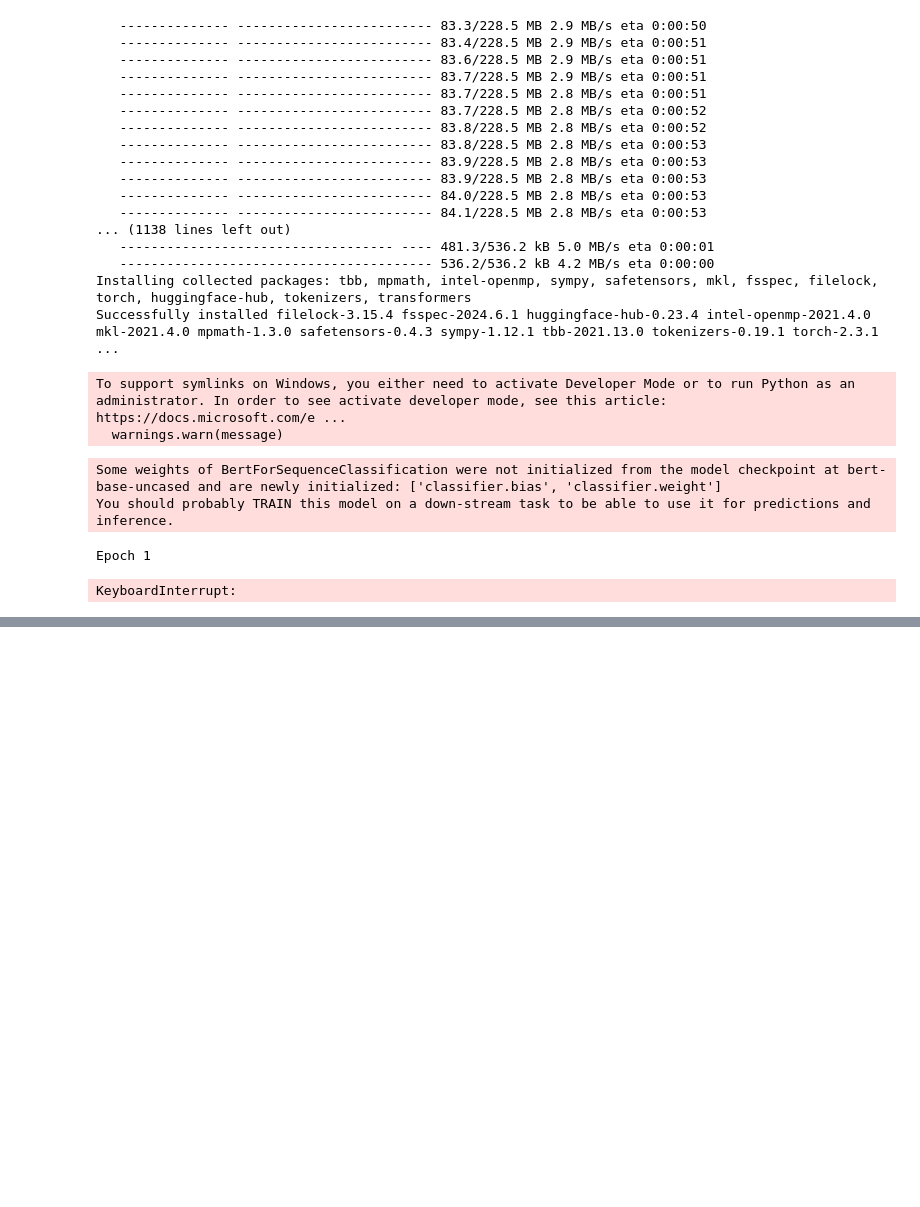
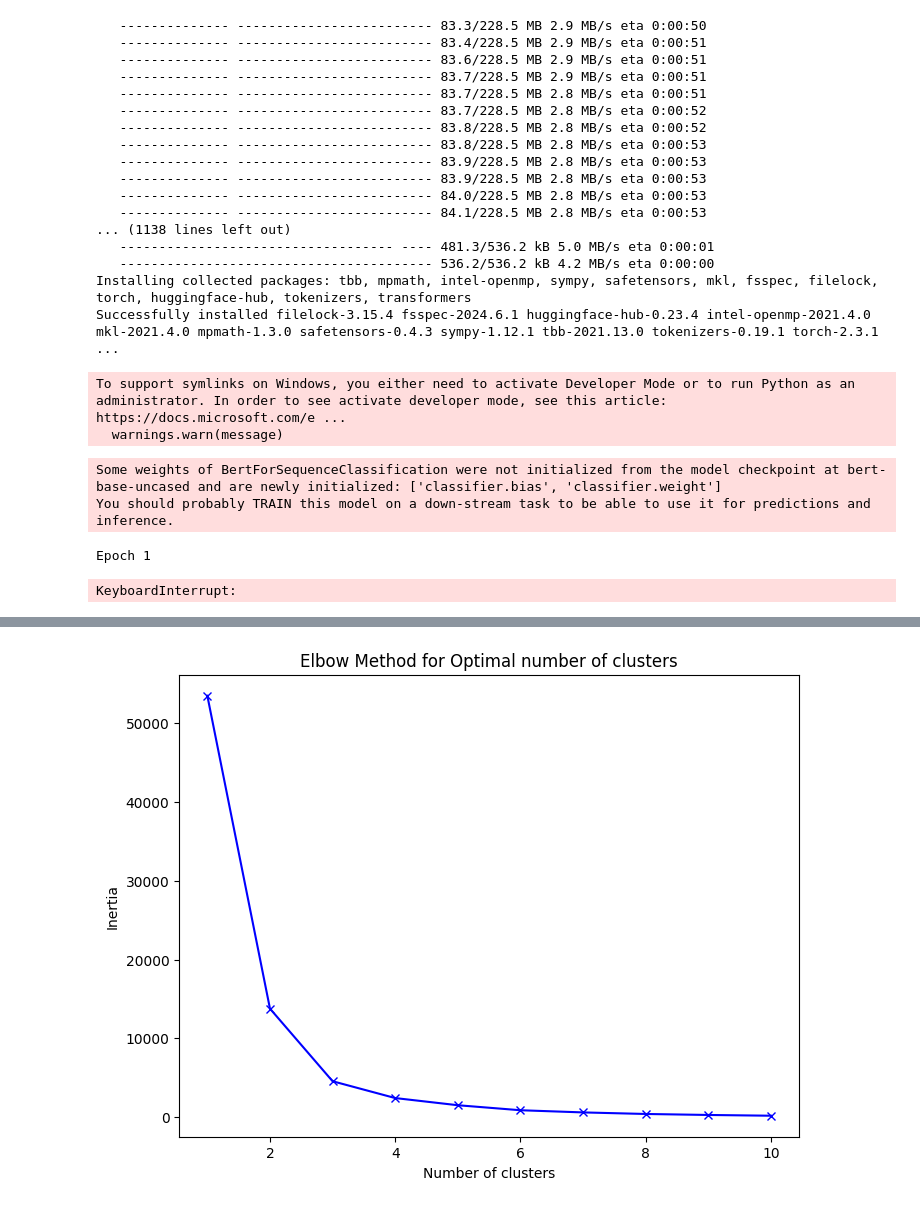
Before and after one commit to varuntej1812/BTP, a Jupyter notebook: features.ipynb, the cells around one changed output, grey strips where cells are left out. Cells and saved outputs as stored; diff of their text form; code cells hidden in the pictures; blank space fills up the shorter version.

```diff
--- a/features.ipynb
+++ b/features.ipynb
@@ -640,0 +711,93 @@ KeyboardInterrupt:
+# %%
+import numpy as np
+import pandas as pd
+from sklearn.preprocessing import StandardScaler
+from sklearn.metrics import accuracy_score, precision_score, recall_score, f1_score
+from fcmeans import FCM
+from scipy.stats import mode
+import matplotlib.pyplot as plt
+
+# Load the processed dataset
+df = pd.read_csv('threshold.csv')
+
+# Select rule threshold columns as features
+features = df[['rule1_threshold', 'rule2_threshold', 'rule3_threshold', 'rule4_threshold', 'rule5_threshold', 'rule6_threshold']].values
+
+# Standardize the features
+scaler = StandardScaler()
+features_scaled = scaler.fit_transform(features)
+
+# Determine the optimal number of clusters using the elbow method
+inertia = []
+K = range(1, 11)
+
+for k in K:
+    fcm = FCM(n_clusters=k, m=2.0)
+    fcm.fit(features_scaled)
+    # Calculate inertia (sum of squared distances to the closest centroid)
+    distances = np.min(fcm.u, axis=1)
+    inertia.append(np.sum(distances))
+
+# Plot the inertia values to find the "elbow"
+plt.figure(figsize=(8, 6))
+plt.plot(K, inertia, 'bx-')
+plt.xlabel('Number of clusters')
+plt.ylabel('Inertia')
+plt.title('Elbow Method for Optimal number of clusters')
+plt.show()
+
+# Based on the plot, choose the optimal number of clusters
+optimal_clusters = 3  # Replace this with the chosen number from the plot
+
+# Train the Fuzzy C-Means model with the optimal number of clusters
+fcm = FCM(n_clusters=optimal_clusters, m=2.0)
+fcm.fit(features_scaled)
+
+# Get the cluster centers and membership values
+cntr = fcm.centers
+u = fcm.u
+
+# Assign cluster membership based on the highest membership value
+cluster_membership = np.argmax(u, axis=1)
+
+# Add the cluster membership to the dataframe
+df['cluster'] = cluster_membership
+
+# Save the results to a CSV file
+df.to_csv('clusters.csv', index=False)
+
+# Print the results
+print("Cluster Centers:")
+print(cntr)
+print(f"Cluster Membership:\n{cluster_membership}")
+print(f"Number of reviews in each cluster: {np.bincount(cluster_membership)}")
+
+# Assuming we have true labels in the dataframe (1 for genuine, 0 for fake)
+# Convert true labels to 1 for genuine and 0 for fake
+true_labels = df['target'].map({'genuine': 1, 'fake': 0}).values  # Adjust this according to the actual column name
+
+# Map each cluster to the majority class label
+cluster_labels = {}
+for cluster in range(optimal_clusters):
+    labels_in_cluster = true_labels[cluster_membership == cluster]
+    if len(labels_in_cluster) > 0:
+        majority_label = mode(labels_in_cluster, keepdims=True).mode[0]
+        cluster_labels[cluster] = majority_label
+    else:
+        cluster_labels[cluster] = 0  # Assign a default value when no labels are present
+
+# Assign predicted labels based on cluster majority
+predicted_labels = np.array([cluster_labels[cluster] for cluster in cluster_membership])
+
+# Evaluate the model
+accuracy = accuracy_score(true_labels, predicted_labels)
+precision = precision_score(true_labels, predicted_labels)
+recall = recall_score(true_labels, predicted_labels)
+f1 = f1_score(true_labels, predicted_labels)
+
+print(f"Accuracy: {accuracy:.2f}")
+print(f"Precision: {precision:.2f}")
+print(f"Recall: {recall:.2f}")
+print(f"F1 Score: {f1:.2f}")
+# %% [output]
+[figure, added]
```
Also changed, not shown: parts of 2 cells of this notebook, 2 other files.
